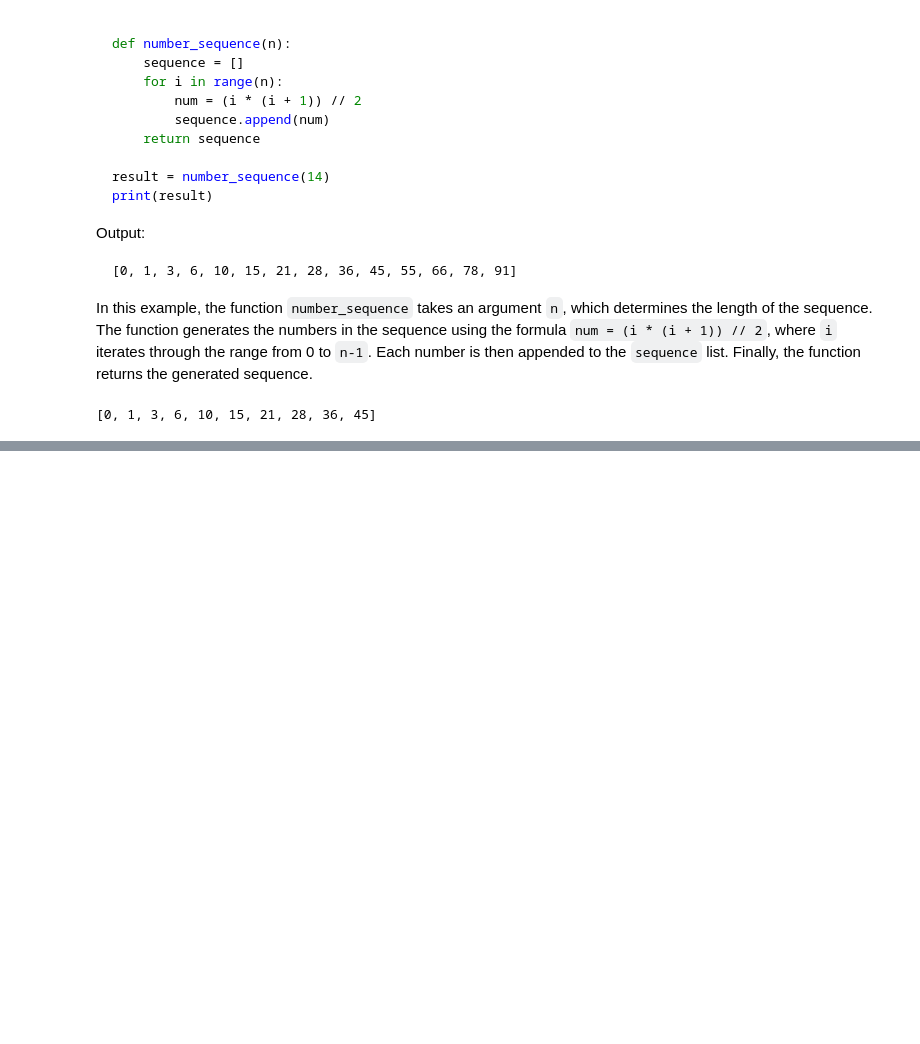
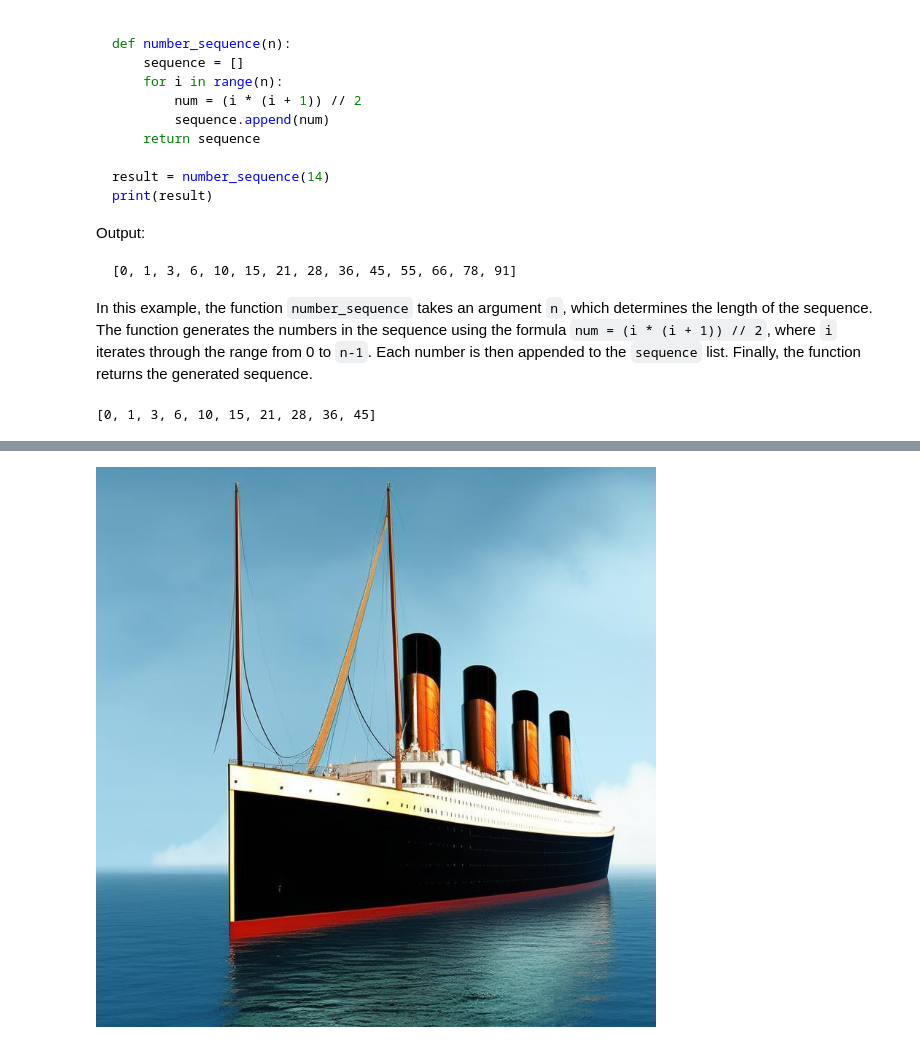
Before and after one commit to Mohamed-Afsar/jupyter-ai, a Jupyter notebook: jupyter_ai_magic.ipynb, the cells around one changed output, grey strips where cells are left out. Saved outputs shown, nothing was run; the diff lists cells and outputs as text; code cells hidden in the pictures; blank space fills up the shorter version.

```diff
--- a/jupyter_ai_magic.ipynb
+++ b/jupyter_ai_magic.ipynb
@@ -371,0 +476,5 @@ number_sequence(10)
+# %%
+%%ai huggingface_hub:stabilityai/stable-diffusion-2-1 --format image
+Realistic image, Titanic while sailing
+# %% [output]
+[figure, added]
```
Also changed, not shown: parts of 22 cells of this notebook, 1 other file.
